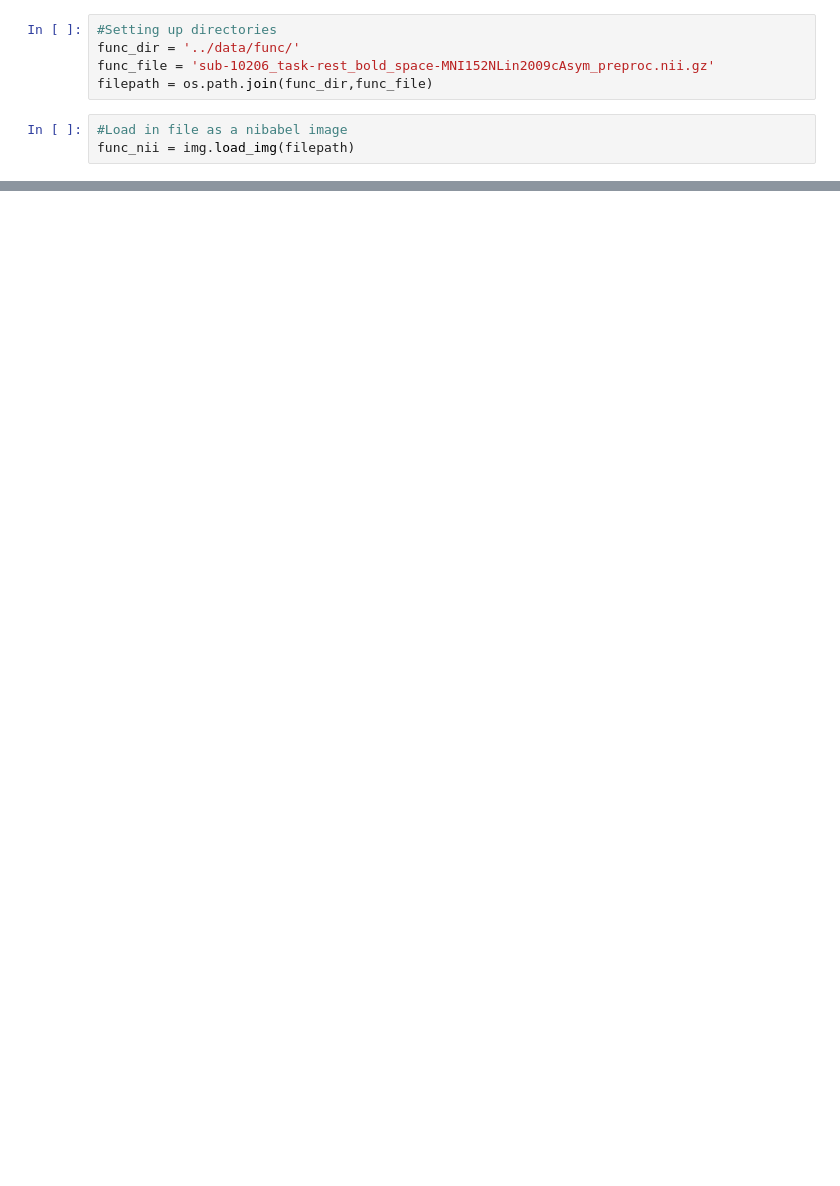
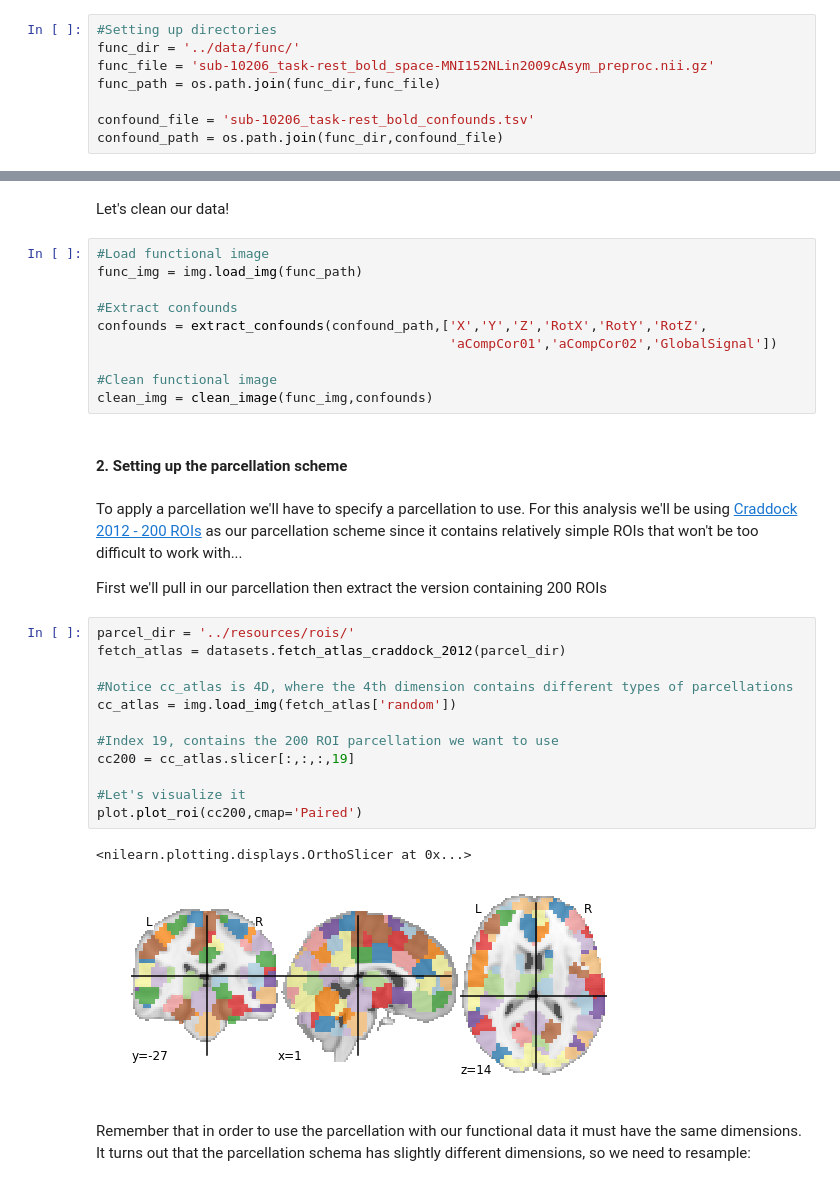
Before and after one commit to carpentries-incubator/SDC-BIDS-fMRI, a Jupyter notebook: bin/part_4_functional_connectivity analysis.ipynb, the cells around one changed output, grey strips where cells are left out. Saved outputs shown, nothing was run; the diff lists cells and outputs as text; blank space fills up the shorter version.

```diff
--- a/bin/part_4_functional_connectivity analysis.ipynb
+++ b/bin/part_4_functional_connectivity analysis.ipynb
@@ -43,7 +46,7 @@ import nibabel as nib
 #Setting up directories
 func_dir = '../data/func/'
 func_file = 'sub-10206_task-rest_bold_space-MNI152NLin2009cAsym_preproc.nii.gz'
-filepath = os.path.join(func_dir,func_file)
+func_path = os.path.join(func_dir,func_file)
+
+confound_file = 'sub-10206_task-rest_bold_confounds.tsv'
+confound_path = os.path.join(func_dir,confound_file)
-# %%
-#Load in file as a nibabel image
-func_nii = img.load_img(filepath)
@@ -49,0 +132,36 @@ func_nii = img.load_img(filepath)
+# %% [markdown]
+Let's clean our data!
+# %%
+#Load functional image
+func_img = img.load_img(func_path)
+
+#Extract confounds
+confounds = extract_confounds(confound_path,['X','Y','Z','RotX','RotY','RotZ',
+                                             'aCompCor01','aCompCor02','GlobalSignal'])
+
+#Clean functional image
+clean_img = clean_image(func_img,confounds)
+# %% [markdown]
+#### 2. Setting up the parcellation scheme
+# %% [markdown]
+To apply a parcellation we'll have to specify a parcellation to use.
+For this analysis we'll be using [Craddock 2012 - 200 ROIs](https://www.ncbi.nlm.nih.gov/pmc/articles/PMC3838923/) as our parcellation scheme since it contains relatively simple ROIs that won't be too difficult to work with...
+
+First we'll pull in our parcellation then extract the version containing 200 ROIs
+# %%
+parcel_dir = '../resources/rois/'
+fetch_atlas = datasets.fetch_atlas_craddock_2012(parcel_dir)
+
+#Notice cc_atlas is 4D, where the 4th dimension contains different types of parcellations
+cc_atlas = img.load_img(fetch_atlas['random'])
+
+#Index 19, contains the 200 ROI parcellation we want to use
+cc200 = cc_atlas.slicer[:,:,:,19]
+
+#Let's visualize it
+plot.plot_roi(cc200,cmap='Paired')
+# %% [output]
+<nilearn.plotting.displays.OrthoSlicer at 0x...>
+[figure, added]
+# %% [markdown]
+Remember that in order to use the parcellation with our functional data it must have the same dimensions. It turns out that the parcellation schema has slightly different dimensions, so we need to resample:
```
Also changed, not shown: parts of 15 cells of this notebook, 5 other files.
